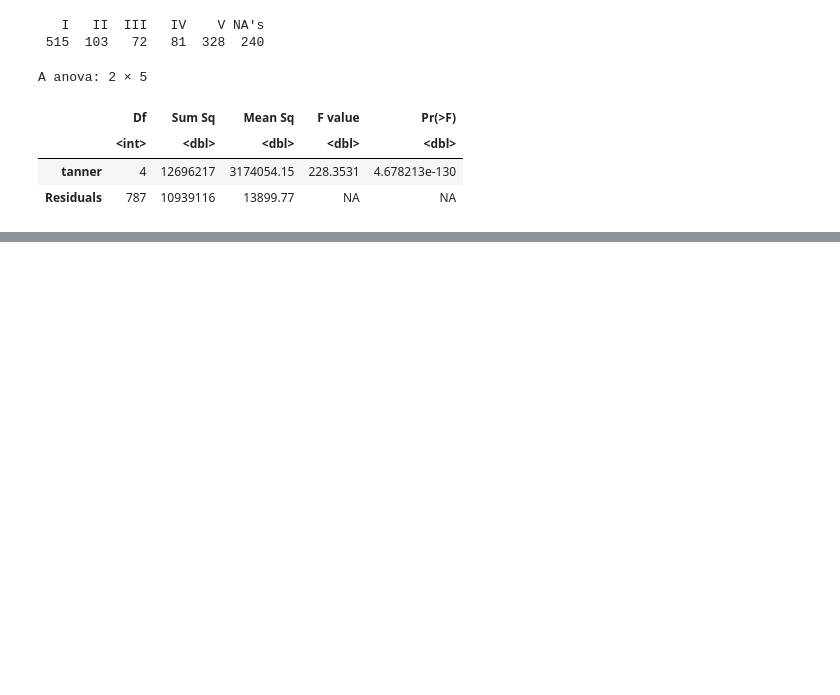
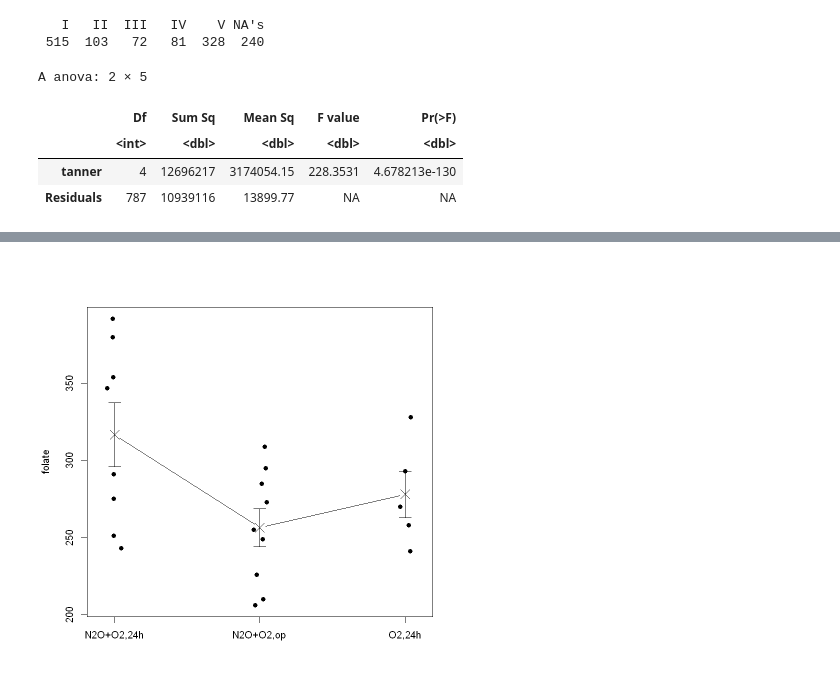
Before and after one commit to barkle2/KNOU, a Jupyter notebook: [5-1]데이터분석방법론(1)/05 Analysis of Variance.ipynb, the cells around one changed output, grey strips where cells are left out. Saved outputs shown, nothing was run; the diff lists cells and outputs as text; code cells hidden in the pictures; blank space fills up the shorter version.

```diff
--- a/[5-1]데이터분석방법론(1)/05 Analysis of Variance.ipynb
+++ b/[5-1]데이터분석방법론(1)/05 Analysis of Variance.ipynb
@@ -115,0 +239,10 @@ A anova: 2 × 5
+# %%
+n <- tapply(folate, ventilation, length)
+xbar <- tapply(folate, ventilation, mean)
+s <- tapply(folate, ventilation, sd)
+sem <- s/sqrt(n)
+stripchart(folate~ventilation, method='jitter', jitter=0.05, pch=16, vert=T)
+arrows(1:3, xbar+sem, 1:3, xbar-sem, angle=90, code=3, length=.1)
+lines(1:3, xbar, pch=4, type='b', cex=2)
+# %% [output]
+[figure, added]
```
Also changed, not shown: parts of 20 cells of this notebook, 5 other files.
